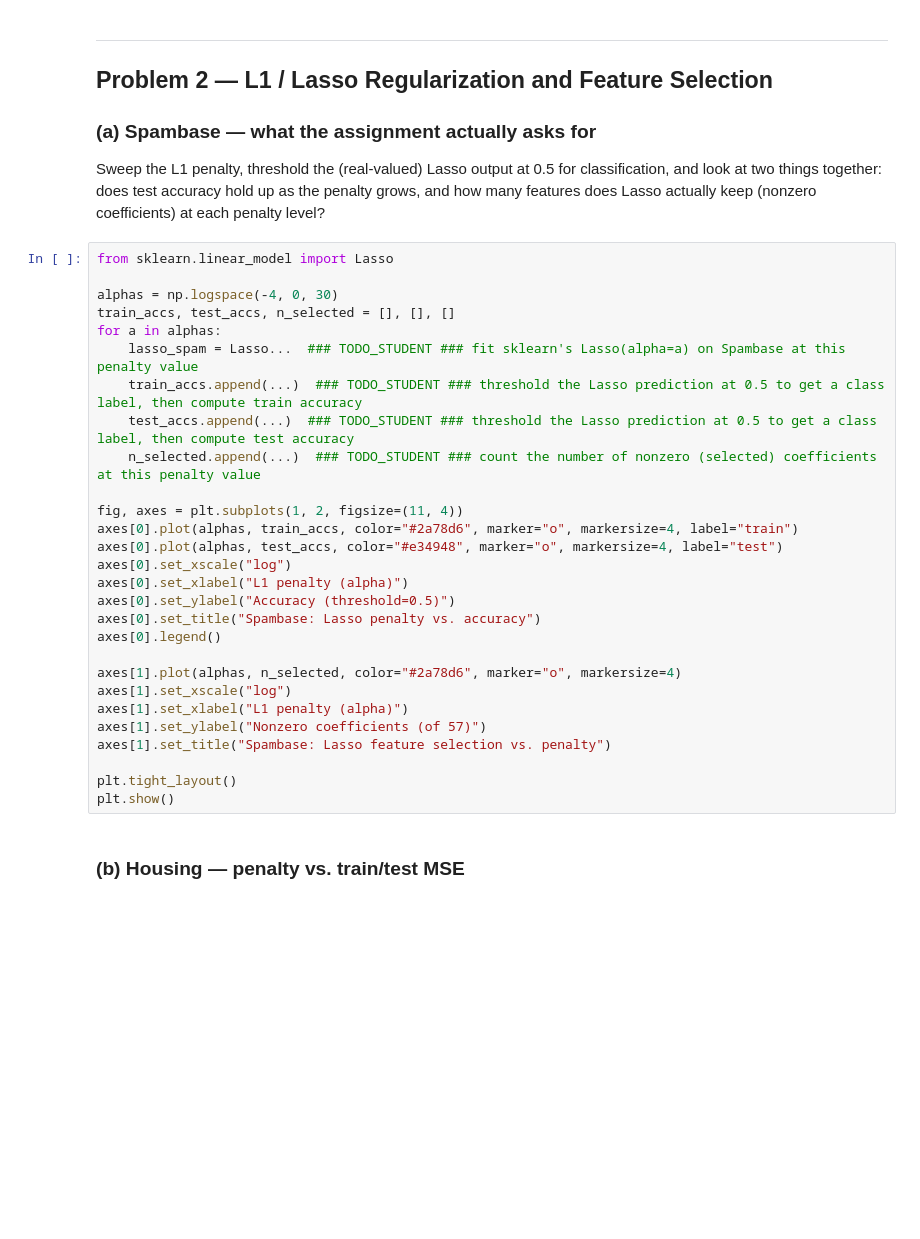
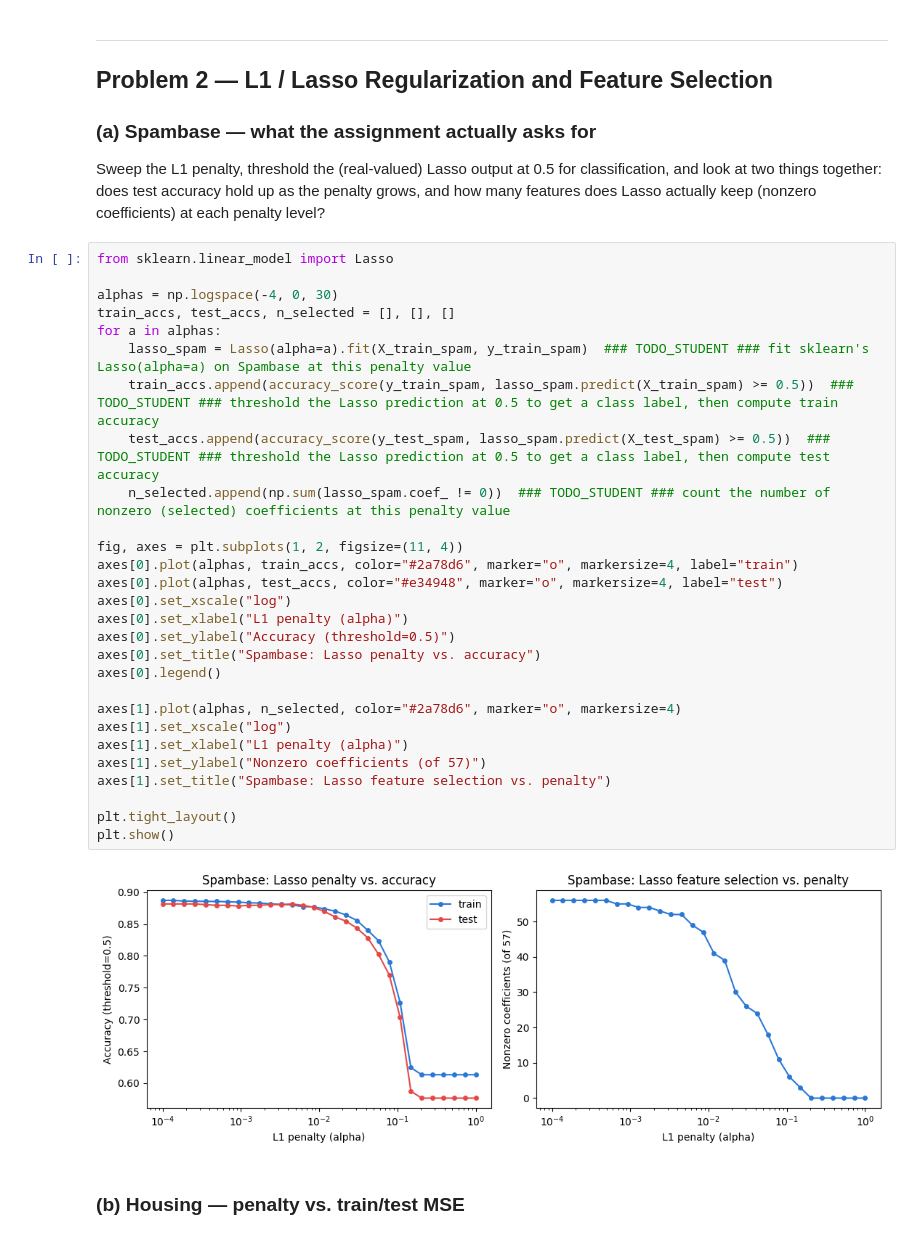
Before and after one commit to g3x-gauransh/CS6140-ML-HW-, a Jupyter notebook: HW2/hw2_26F_starter.ipynb, the cells around one changed output. Cells and saved outputs as stored; diff of their text form; blank space fills up the shorter version.

```diff
--- a/HW2/hw2_26F_starter.ipynb
+++ b/HW2/hw2_26F_starter.ipynb
@@ -259,31 +274,33 @@ features does Lasso actually keep (nonzero coefficients) at each penalty level?
 # %%
 from sklearn.linear_model import Lasso
 
 alphas = np.logspace(-4, 0, 30)
 train_accs, test_accs, n_selected = [], [], []
 for a in alphas:
-    lasso_spam = Lasso...  ### TODO_STUDENT ### fit sklearn's Lasso(alpha=a) on Spambase at this penalty value
-    train_accs.append(...)  ### TODO_STUDENT ### threshold the Lasso prediction at 0.5 to get a class label, then compute train accuracy
-    test_accs.append(...)  ### TODO_STUDENT ### threshold the Lasso prediction at 0.5 to get a class label, then compute test accuracy
-    n_selected.append(...)  ### TODO_STUDENT ### count the number of nonzero (selected) coefficients at this penalty value
+    lasso_spam = Lasso(alpha=a).fit(X_train_spam, y_train_spam)  ### TODO_STUDENT ### fit sklearn's Lasso(alpha=a) on Spambase at this penalty value
+    train_accs.append(accuracy_score(y_train_spam, lasso_spam.predict(X_train_spam) >= 0.5))  ### TODO_STUDENT ### threshold the Lasso prediction at 0.5 to get a class label, then compute train accuracy
+    test_accs.append(accuracy_score(y_test_spam, lasso_spam.predict(X_test_spam) >= 0.5))  ### TODO_STUDENT ### threshold the Lasso prediction at 0.5 to get a class label, then compute test accuracy
+    n_selected.append(np.sum(lasso_spam.coef_ != 0))  ### TODO_STUDENT ### count the number of nonzero (selected) coefficients at this penalty value
 
 fig, axes = plt.subplots(1, 2, figsize=(11, 4))
 axes[0].plot(alphas, train_accs, color="#2a78d6", marker="o", markersize=4, label="train")
 axes[0].plot(alphas, test_accs, color="#e34948", marker="o", markersize=4, label="test")
 axes[0].set_xscale("log")
 axes[0].set_xlabel("L1 penalty (alpha)")
 axes[0].set_ylabel("Accuracy (threshold=0.5)")
 axes[0].set_title("Spambase: Lasso penalty vs. accuracy")
 axes[0].legend()
 
 axes[1].plot(alphas, n_selected, color="#2a78d6", marker="o", markersize=4)
 axes[1].set_xscale("log")
 axes[1].set_xlabel("L1 penalty (alpha)")
 axes[1].set_ylabel("Nonzero coefficients (of 57)")
 axes[1].set_title("Spambase: Lasso feature selection vs. penalty")
 
 plt.tight_layout()
 plt.show()
+# %% [output]
+[figure, added]
 # %% [markdown]
 ### (b) Housing — penalty vs. train/test MSE
 # %%
```
Also changed, not shown: parts of 32 cells of this notebook.
